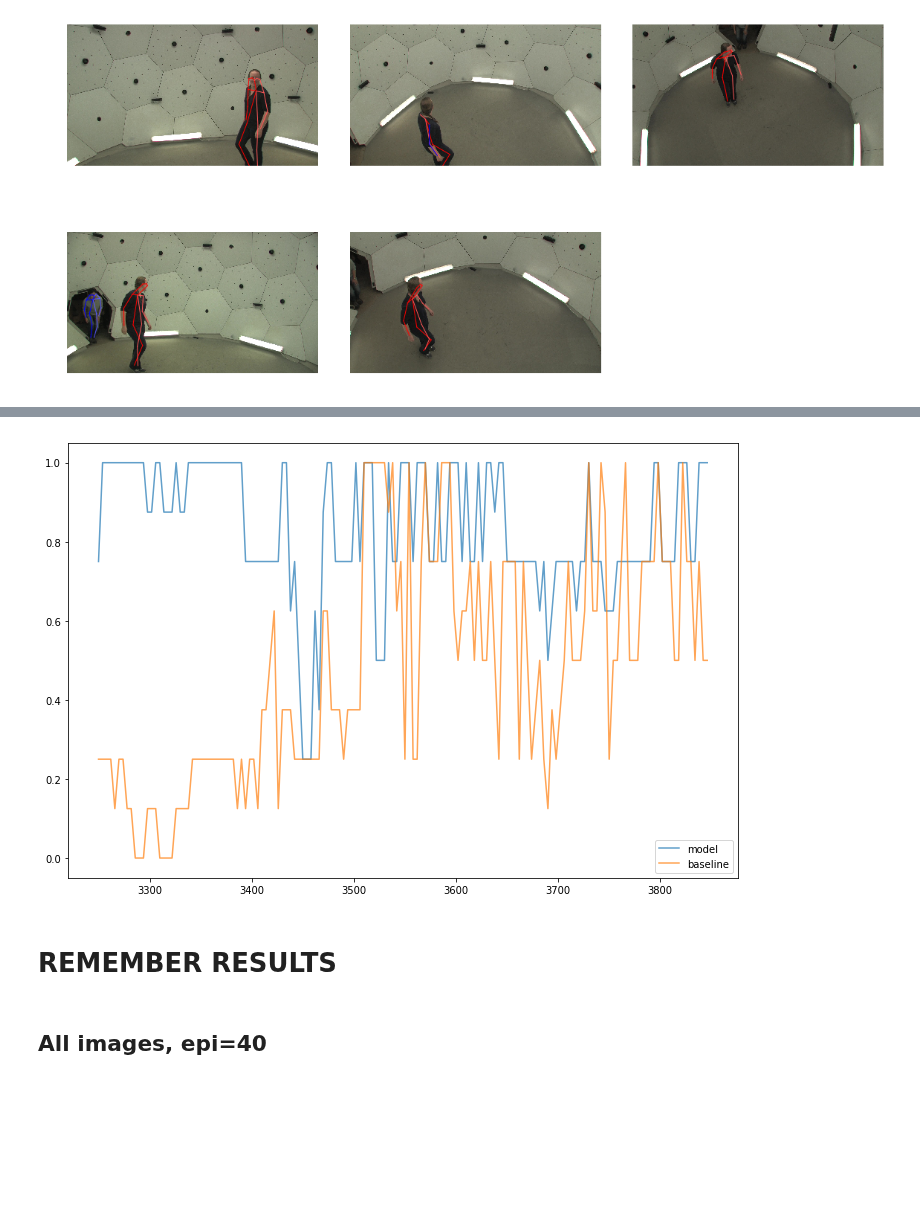
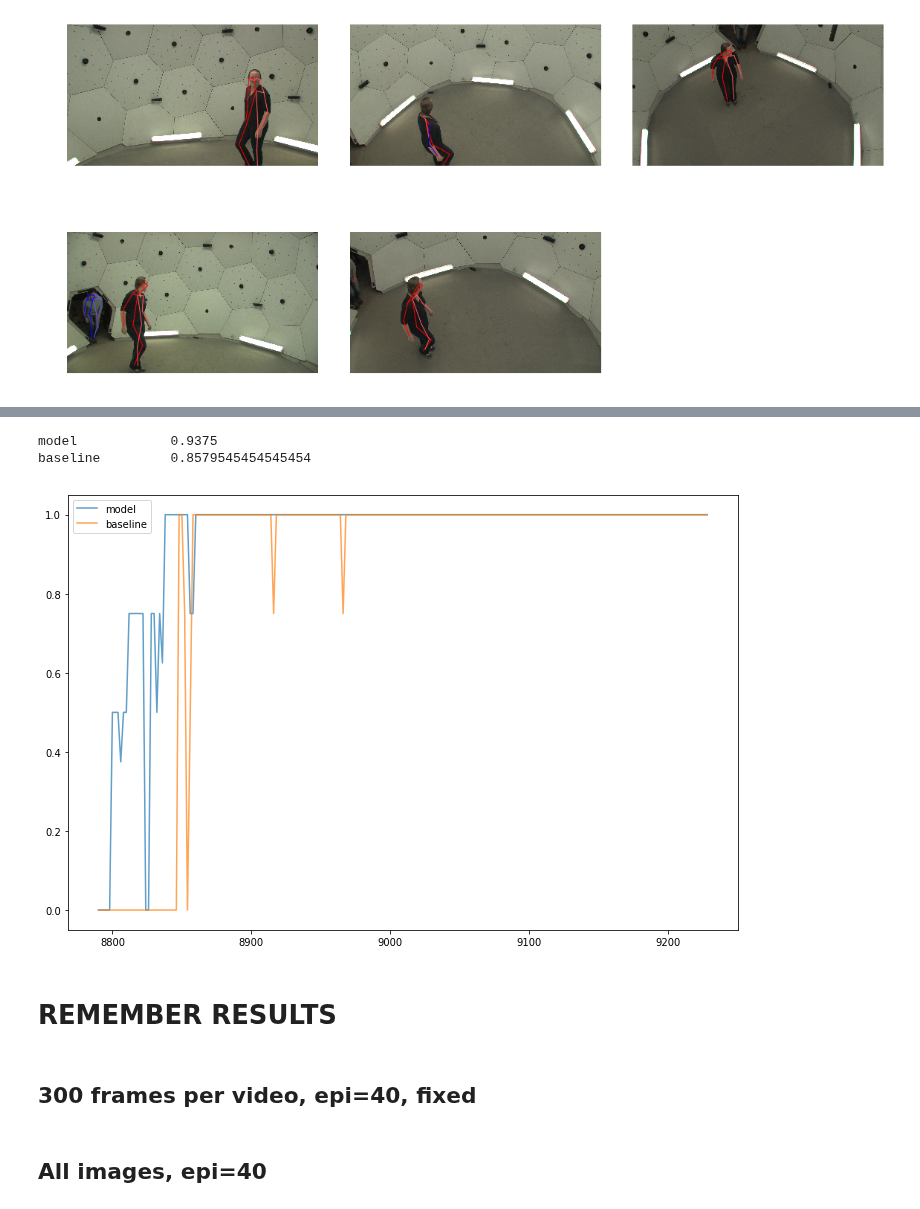
Before and after one commit to jutanke/mvpose, a Jupyter notebook: evaluation/Baseline_CMU.ipynb, the cells around one changed output, grey strips where cells are left out. Drawn from its saved outputs; the diff is of its cells as text; code cells hidden in the pictures; blank space fills up the shorter version.

```diff
--- a/evaluation/Baseline_CMU.ipynb
+++ b/evaluation/Baseline_CMU.ipynb
@@ -681,23 +740,30 @@ def load_dict(experiment_name, dict_name):
 # %%
 def get_avg_by_frame(PER_GTID, actor):
     FR_act = [frame for frame in PER_GTID[actor]['frame']]
     LA_act = np.array([frame for frame in PER_GTID[actor]['larms']])
     UA_act = np.array([frame for frame in PER_GTID[actor]['uarms']])
     LL_act = np.array([frame for frame in PER_GTID[actor]['llegs']])
     UL_act = np.array([frame for frame in PER_GTID[actor]['ulegs']])
     AV_act = (LA_act + UA_act + LL_act + LL_act) / 4
     return FR_act, AV_act
 
-FR_act1, AV_act1 = get_avg_by_frame(HAG_PER_GTID_model, 0)
-FR_act2, AV_act2 = get_avg_by_frame(HAG_PER_GTID_baseline, 0)
+FR_act1, AV_act1 = get_avg_by_frame(ULT_PER_GTID_model, 5)
+FR_act2, AV_act2 = get_avg_by_frame(ULT_PER_GTID_baseline, 5)
+
+print('model\t\t', np.mean(AV_act1))
+print('baseline\t', np.mean(AV_act2))
 
 fig = plt.figure(figsize=(12, 8))
 ax = fig.add_subplot(111)
 ax.plot(FR_act1, AV_act1, alpha=0.7, label='model')
 ax.plot(FR_act2, AV_act2, alpha=0.7, label='baseline')
 plt.legend()
 plt.show()
 # %% [output]
+model            0.9375
+baseline         0.8579545454545454
-[figure, old version]
+[figure, new version]
 # %% [markdown]
 # REMEMBER RESULTS
+# %% [markdown]
+## 300 frames per video, epi=40, fixed
```
Also changed, not shown: parts of 11 cells of this notebook, 4 other files.
